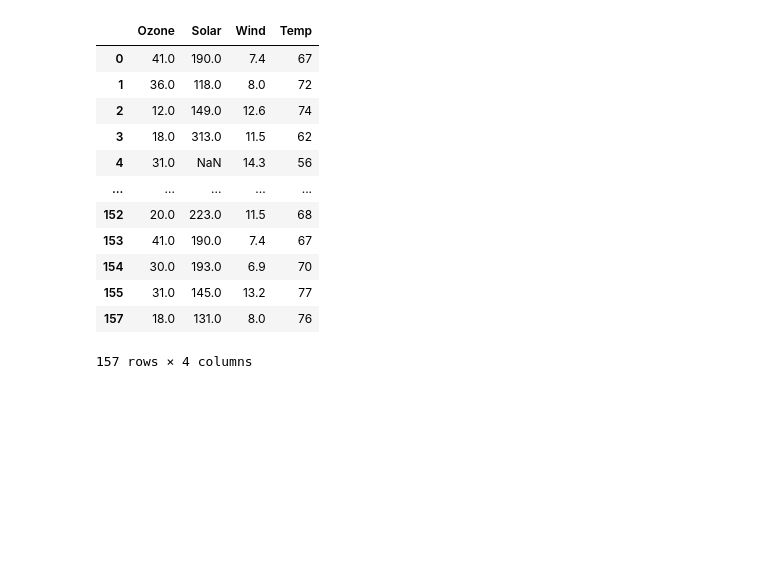
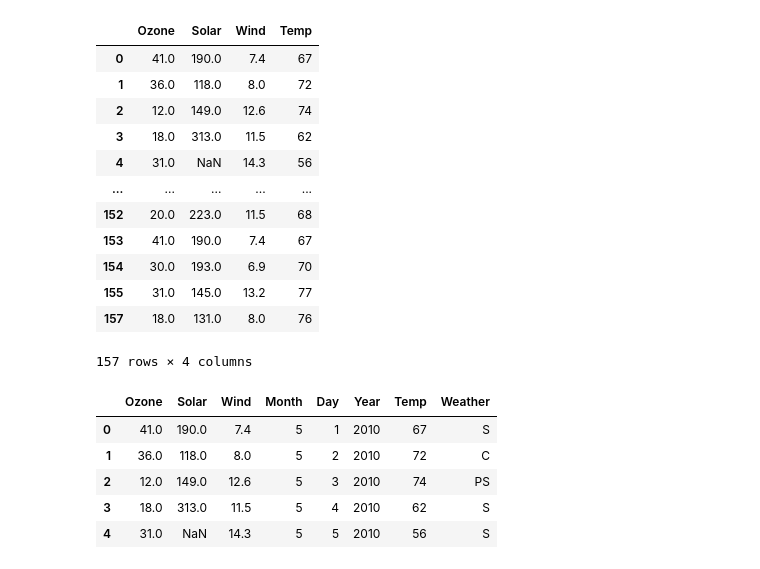
Before and after one commit to himapriya17/himapriya-17, a Jupyter notebook: EDA1.ipynb, the cells around one changed output. Saved outputs shown, nothing was run; the diff lists cells and outputs as text; code cells hidden in the pictures; blank space fills up the shorter version.

```diff
--- a/EDA1.ipynb
+++ b/EDA1.ipynb
@@ -405,3 +405,12 @@ data1_numeric
 | 155 | 31.0 | 145.0 | 13.2 | 77 |
 | 157 | 18.0 | 131.0 | 8.0 | 76 |
 157 rows × 4 columns
+# %%
+data1.head()
+# %% [output]
+|  | Ozone | Solar | Wind | Month | Day | Year | Temp | Weather |
+| 0 | 41.0 | 190.0 | 7.4 | 5 | 1 | 2010 | 67 | S |
+| 1 | 36.0 | 118.0 | 8.0 | 5 | 2 | 2010 | 72 | C |
+| 2 | 12.0 | 149.0 | 12.6 | 5 | 3 | 2010 | 74 | PS |
+| 3 | 18.0 | 313.0 | 11.5 | 5 | 4 | 2010 | 62 | S |
+| 4 | 31.0 | NaN | 14.3 | 5 | 5 | 2010 | 56 | S |
```
Also changed, not shown: parts of 10 cells of this notebook.
